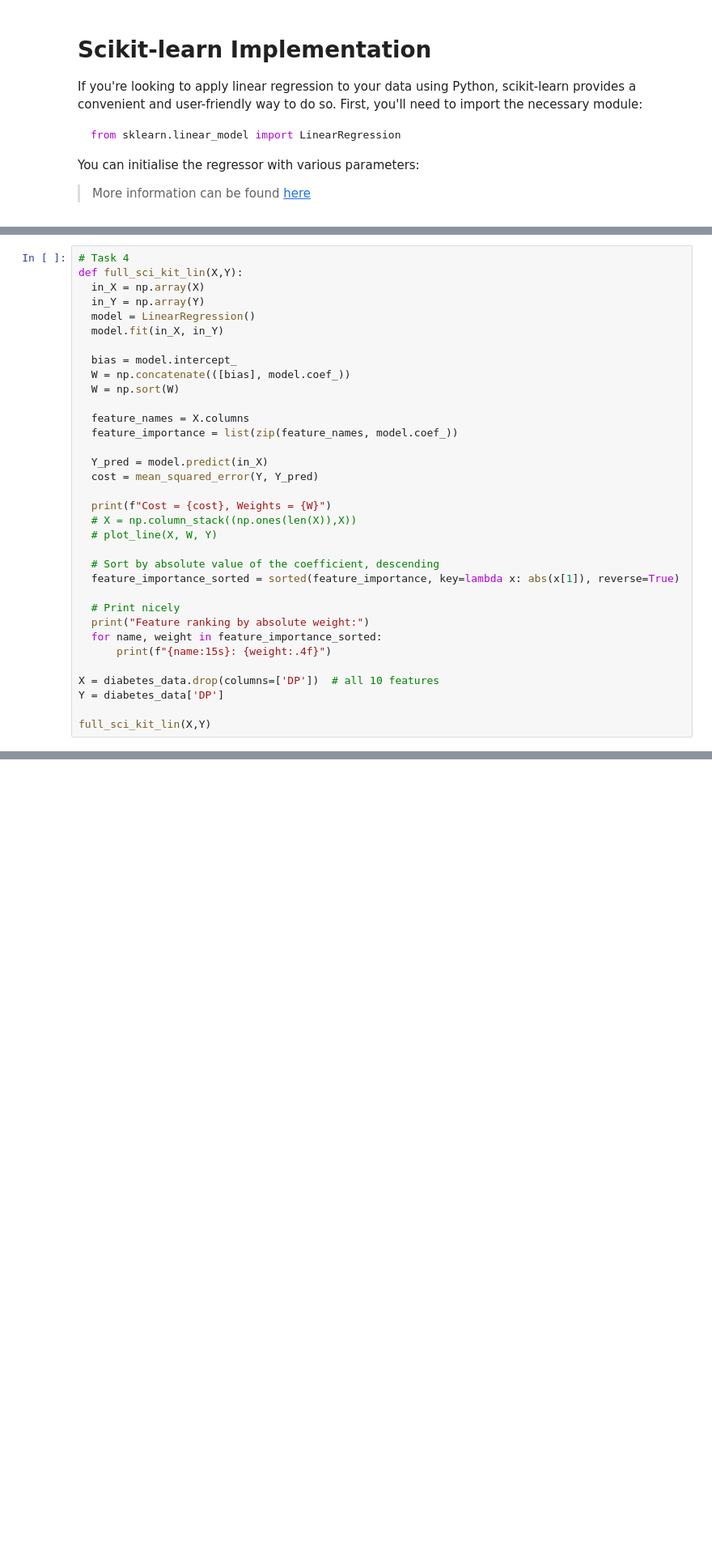
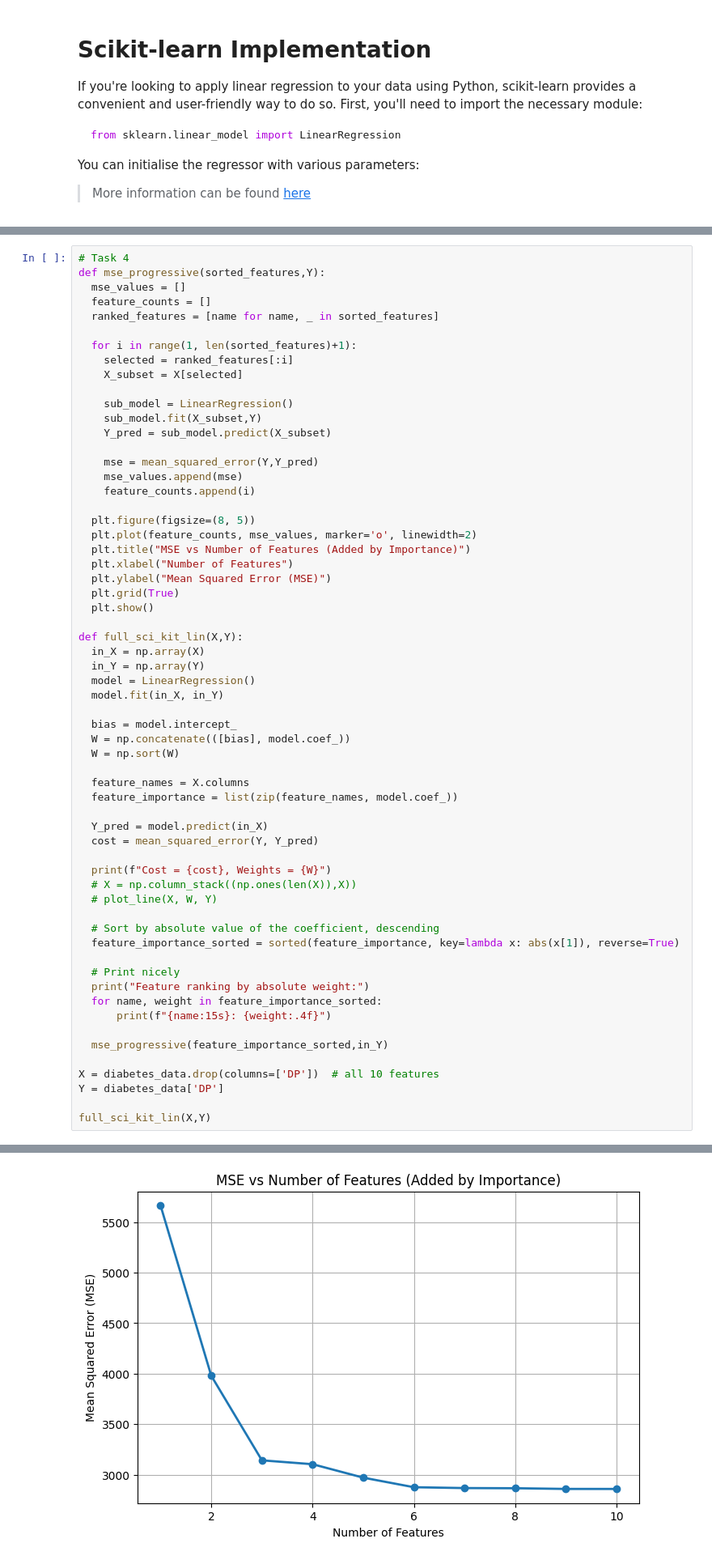
Before and after one commit to rhynero/eeml_cw, a Jupyter notebook: 02_ML_LR.ipynb, the cells around one changed output, grey strips where cells are left out. Shown at 81% size. Drawn from its saved outputs; the diff is of its cells as text; blank space fills up the shorter version.

````diff
--- a/02_ML_LR.ipynb
+++ b/02_ML_LR.ipynb
@@ -529,6 +529,31 @@ from sklearn.metrics import mean_squared_error
 ```
 # %%
 # Task 4
+def mse_progressive(sorted_features,Y):
+  mse_values = []
+  feature_counts = []
+  ranked_features = [name for name, _ in sorted_features]
+
+  for i in range(1, len(sorted_features)+1):
+    selected = ranked_features[:i]
+    X_subset = X[selected]
+
+    sub_model = LinearRegression()
+    sub_model.fit(X_subset,Y)
+    Y_pred = sub_model.predict(X_subset)
+
+    mse = mean_squared_error(Y,Y_pred)
+    mse_values.append(mse)
+    feature_counts.append(i)
+
+  plt.figure(figsize=(8, 5))
+  plt.plot(feature_counts, mse_values, marker='o', linewidth=2)
+  plt.title("MSE vs Number of Features (Added by Importance)")
+  plt.xlabel("Number of Features")
+  plt.ylabel("Mean Squared Error (MSE)")
+  plt.grid(True)
+  plt.show()
+
 def full_sci_kit_lin(X,Y):
   in_X = np.array(X)
   in_Y = np.array(Y)
@@ -549,30 +574,33 @@ def full_sci_kit_lin(X,Y):
   # X = np.column_stack((np.ones(len(X)),X))
   # plot_line(X, W, Y)
 
   # Sort by absolute value of the coefficient, descending
   feature_importance_sorted = sorted(feature_importance, key=lambda x: abs(x[1]), reverse=True)
 
   # Print nicely
   print("Feature ranking by absolute weight:")
   for name, weight in feature_importance_sorted:
       print(f"{name:15s}: {weight:.4f}")
 
+  mse_progressive(feature_importance_sorted,in_Y)
+
 X = diabetes_data.drop(columns=['DP'])  # all 10 features
 Y = diabetes_data['DP']
 
 full_sci_kit_lin(X,Y)
 # %% [output]
 Cost = 2859.69634758675, Weights = [-792.17563855 -239.81564367  -10.0098663    67.62669218  101.04326794
   152.13348416  177.06323767  324.3846455   476.73902101  519.84592005
   751.27369956]
 Feature ranking by absolute weight:
 s1             : -792.1756
 s5             : 751.2737
 bmi            : 519.8459
 s2             : 476.7390
 bp             : 324.3846
 sex            : -239.8156
 s4             : 177.0632
 s3             : 101.0433
 s6             : 67.6267
 age            : -10.0099
+[figure, added]
````
Also changed, not shown: parts of 1 cell of this notebook.
